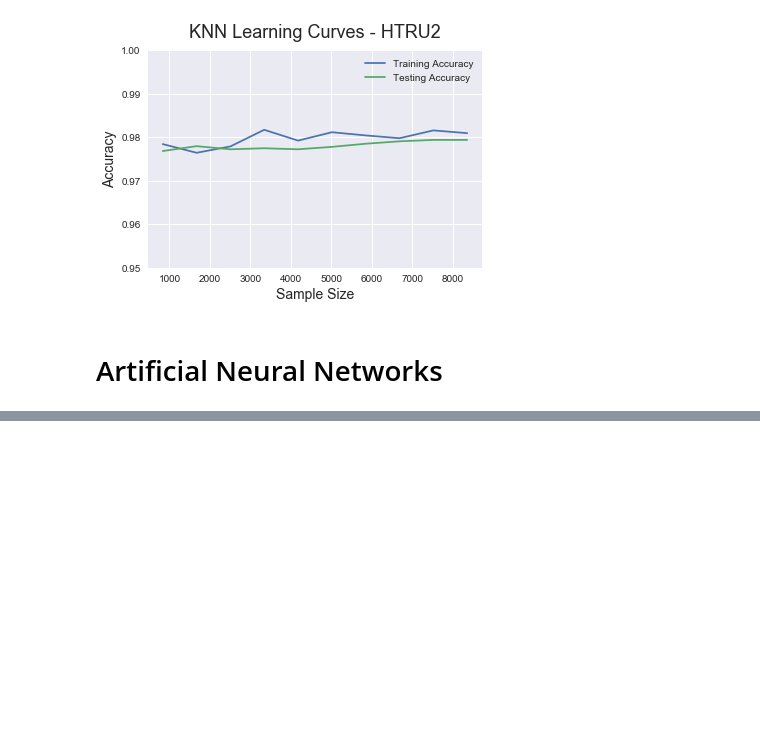
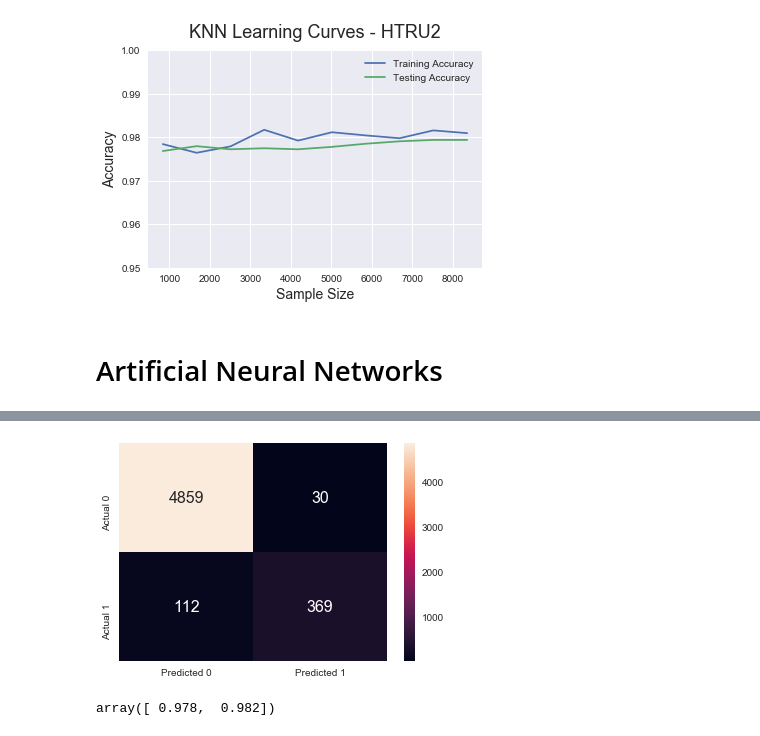
Before and after one commit to charlieaxle/cs7461_1, a Jupyter notebook: HTRU2.ipynb, the cells around one changed output, grey strips where cells are left out. Saved outputs shown, nothing was run; the diff lists cells and outputs as text; code cells hidden in the pictures; blank space fills up the shorter version.

```diff
--- a/HTRU2.ipynb
+++ b/HTRU2.ipynb
@@ -258,0 +318,2 @@ plt.savefig("HTRU2_ANN_VC1.png",bbox_inches="tight")
+# %%
+y_pred= RSann.predict(X_test)
@@ -258,0 +324,17 @@ plt.savefig("HTRU2_ANN_VC1.png",bbox_inches="tight")
+# %%
+conf_mat=confusion_matrix(y_test, y_pred)
+# %%
+import seaborn as sn
+import pandas as pd
+import matplotlib.pyplot as plt
+
+
+df_cm = pd.DataFrame(conf_mat, range(2),
+                  range(2))
+#plt.figure(figsize = (10,7))
+sn.set(font_scale=1.)#for label size
+sn.heatmap(df_cm, annot=True,annot_kws={"size": 16},fmt='g',xticklabels=['Predicted 0','Predicted 1'], yticklabels=['Actual 0','Actual 1'])# font size
+
+plt.savefig("HTRU_ANN_conf_mat.png")
+# %% [output]
+[figure, added]
@@ -258,0 +343,4 @@ plt.savefig("HTRU2_ANN_VC1.png",bbox_inches="tight")
+# %%
+learn_train_scores.mean(axis=1)
+# %% [output]
+array([ 0.978,  0.982])
```
Also changed, not shown: parts of 24 cells of this notebook, 10 other files.
